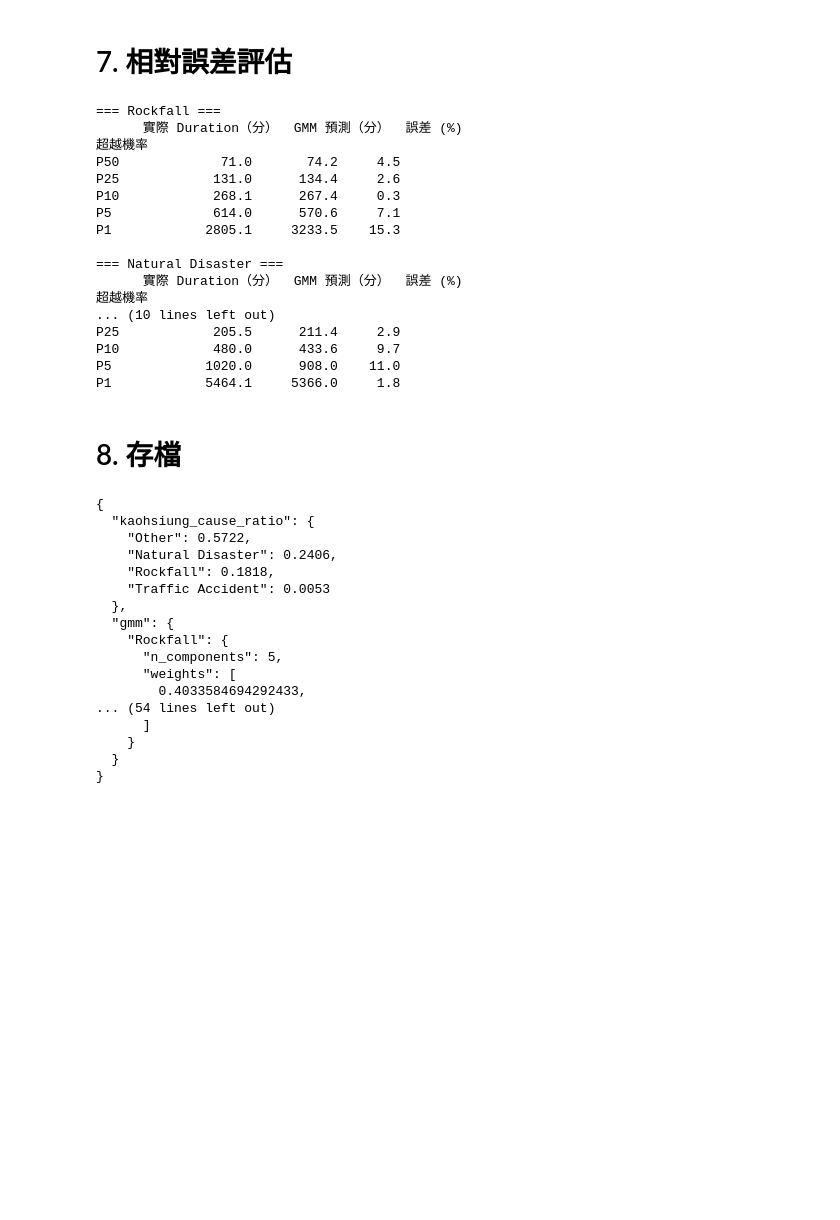
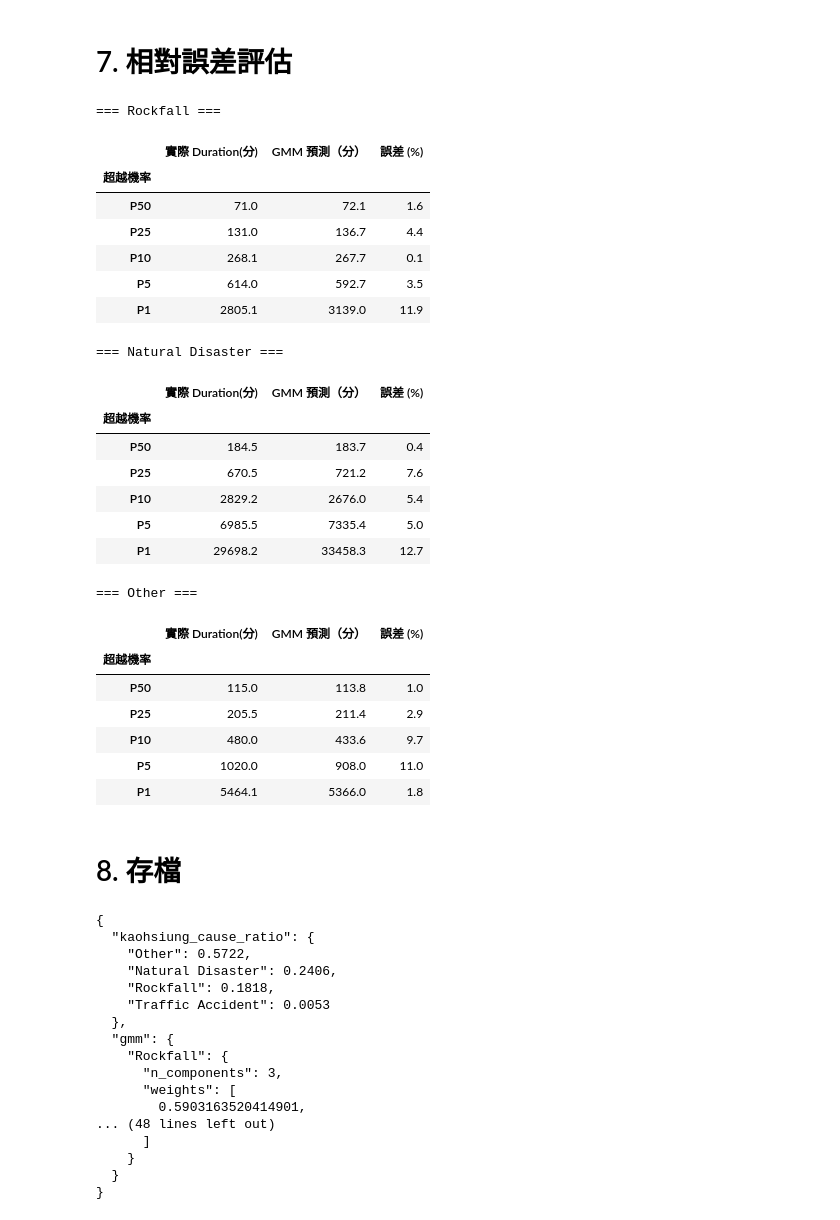
Before and after one commit to jungswork/06_Road_Repar_Time, a Jupyter notebook: 02_road_data_analysis.ipynb, the cells around one changed output. Cells and saved outputs as stored; diff of their text form; code cells hidden in the pictures; blank space fills up the shorter version.

```diff
--- a/02_road_data_analysis.ipynb
+++ b/02_road_data_analysis.ipynb
@@ -525,9 +538,8 @@ for cause in causes_fit:
 # %%
 # 依據選定的 n_components 進行最終擬合
 best_n = {
-    "Rockfall"         : 5,
-    "Natural Disaster" : 4,
-    "Other"            : 2,
+    cause: gmm_results[cause]["gmm"].n_components
+    for cause in causes_fit
 }
 
 gmm_final = {}
@@ -596,52 +606,58 @@ labels_q  = ["P50", "P25", "P10", "P5", "P1"]
 
 for cause in causes_fit:
     data    = np.sort(df[df["Cause"] == cause]["Duration (minutes)"].values)
     n       = len(data)
 
     # GMM Monte Carlo 取樣
     samples, _ = gmm_final[cause].sample(500_000)
     samples    = np.sort(np.exp(samples.flatten()))
 
     rows = []
     for q, label in zip(quantiles, labels_q):
         # 實際值：經驗 CCDF 對應的分位數
         x_empirical = np.quantile(data, 1 - q)
 
         # GMM 預測值
         x_gmm = np.quantile(samples, 1 - q)
 
         # 相對誤差
         rel_err = abs(x_gmm - x_empirical) / x_empirical * 100
 
         rows.append({
             "超越機率"        : label,
-            "實際 Duration（分）" : round(x_empirical, 1),
+            "實際 Duration(分)" : round(x_empirical, 1),
             "GMM 預測（分）"   : round(x_gmm, 1),
             "誤差 (%)"        : round(rel_err, 1),
         })
 
     result = pd.DataFrame(rows).set_index("超越機率")
     print(f"=== {cause} ===")
-    print(result.to_string())
-    print()
+    display(result)
 # %% [output]
 === Rockfall ===
-      實際 Duration（分）  GMM 預測（分）  誤差 (%)
-超越機率
-P50             71.0       74.2     4.5
-P25            131.0      134.4     2.6
-P10            268.1      267.4     0.3
-P5             614.0      570.6     7.1
-P1            2805.1     3233.5    15.3
-
-=== Natural Disaster ===
-      實際 Duration（分）  GMM 預測（分）  誤差 (%)
-超越機率
-... (10 lines left out)
-P25            205.5      211.4     2.9
-P10            480.0      433.6     9.7
-P5            1020.0      908.0    11.0
-P1            5464.1     5366.0     1.8
+|  | 實際 Duration(分) | GMM 預測（分） | 誤差 (%) |
+| 超越機率 |  |  |  |
+| P50 | 71.0 | 72.1 | 1.6 |
+| P25 | 131.0 | 136.7 | 4.4 |
+| P10 | 268.1 | 267.7 | 0.1 |
+| P5 | 614.0 | 592.7 | 3.5 |
+| P1 | 2805.1 | 3139.0 | 11.9 |
+=== Natural Disaster ===
+|  | 實際 Duration(分) | GMM 預測（分） | 誤差 (%) |
+| 超越機率 |  |  |  |
+| P50 | 184.5 | 183.7 | 0.4 |
+| P25 | 670.5 | 721.2 | 7.6 |
+| P10 | 2829.2 | 2676.0 | 5.4 |
+| P5 | 6985.5 | 7335.4 | 5.0 |
+| P1 | 29698.2 | 33458.3 | 12.7 |
+=== Other ===
+|  | 實際 Duration(分) | GMM 預測（分） | 誤差 (%) |
+| 超越機率 |  |  |  |
+| P50 | 115.0 | 113.8 | 1.0 |
+| P25 | 205.5 | 211.4 | 2.9 |
+| P10 | 480.0 | 433.6 | 9.7 |
+| P5 | 1020.0 | 908.0 | 11.0 |
+| P1 | 5464.1 | 5366.0 | 1.8 |
 # %% [markdown]
 # 8. 存檔
 # %%
@@ -683,10 +699,10 @@ print(json.dumps(road_params, indent=2, ensure_ascii=False))
   },
   "gmm": {
     "Rockfall": {
-      "n_components": 5,
+      "n_components": 3,
       "weights": [
-        0.4033584694292433,
-... (54 lines left out)
+        0.5903163520414901,
+... (48 lines left out)
       ]
     }
   }
```
Also changed, not shown: parts of 2 cells of this notebook, 1 other file.
